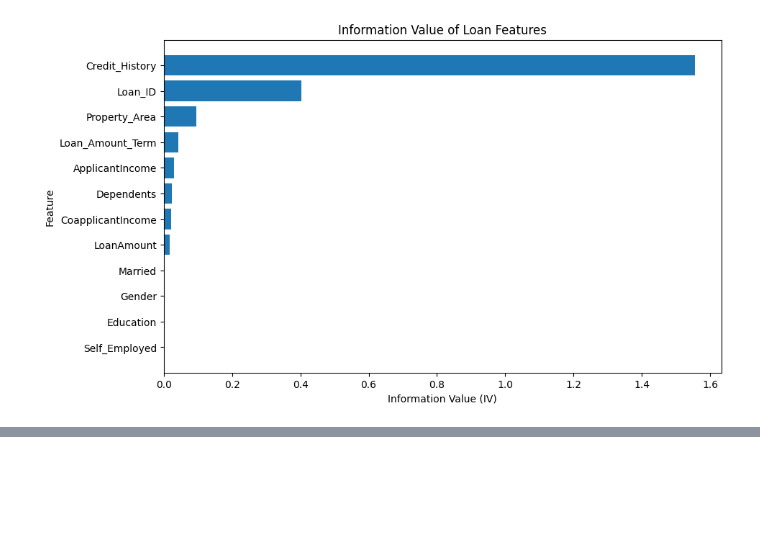
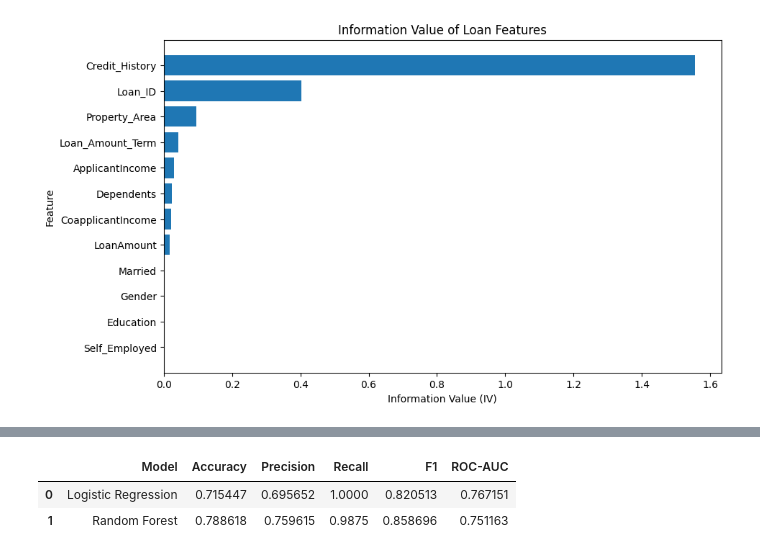
Before and after one commit to ge25anshika-hue/Loan_Prediction_Model, a Jupyter notebook: Loan_Approval_Prediction.ipynb, the cells around one changed output, grey strips where cells are left out. Drawn from its saved outputs; the diff is of its cells as text; code cells hidden in the pictures; blank space fills up the shorter version.

```diff
--- a/Loan_Approval_Prediction.ipynb
+++ b/Loan_Approval_Prediction.ipynb
@@ -609,0 +667,12 @@ plt.show()
+# %%
+from sklearn.preprocessing import StandardScaler
+from sklearn.linear_model import LogisticRegression
+
+scaler = StandardScaler()
+
+X_train_scaled = scaler.fit_transform(x_train)
+X_test_scaled = scaler.transform(x_test)
+
+log_model = LogisticRegression(max_iter=1000)
+
+log_model.fit(X_train_scaled, y_train)
@@ -609,0 +681,78 @@ plt.show()
+# %%
+y_prob_log = log_model.predict_proba(X_test_scaled)[:, 1]
+# %%
+y_pred_log = log_model.predict(X_test_scaled)
+# %%
+results = pd.DataFrame({
+
+    "Model": [
+        "Logistic Regression",
+        "Random Forest"
+    ],
+
+    "Accuracy": [
+        accuracy_score(
+            y_test,
+            y_pred_log
+        ),
+
+        accuracy_score(
+            y_test,
+            rf_pred
+        )
+    ],
+
+    "Precision": [
+        precision_score(
+            y_test,
+            y_pred_log
+        ),
+
+        precision_score(
+            y_test,
+            rf_pred
+        )
+    ],
+
+    "Recall": [
+        recall_score(
+            y_test,
+            y_pred_log
+        ),
+
+        recall_score(
+            y_test,
+            rf_pred
+        )
+    ],
+
+    "F1": [
+        f1_score(
+            y_test,
+            y_pred_log
+        ),
+
+        f1_score(
+            y_test,
+            rf_pred
+        )
+    ],
+
+    "ROC-AUC": [
+        roc_auc_score(
+            y_test,
+            y_prob_log
+        ),
+
+        roc_auc_score(
+            y_test,
+            rf_proba
+        )
+    ]
+})
+
+results
+# %% [output]
+|  | Model | Accuracy | Precision | Recall | F1 | ROC-AUC |
+| 0 | Logistic Regression | 0.715447 | 0.695652 | 1.0000 | 0.820513 | 0.767151 |
+| 1 | Random Forest | 0.788618 | 0.759615 | 0.9875 | 0.858696 | 0.751163 |
```
Also changed, not shown: parts of 3 cells of this notebook.
